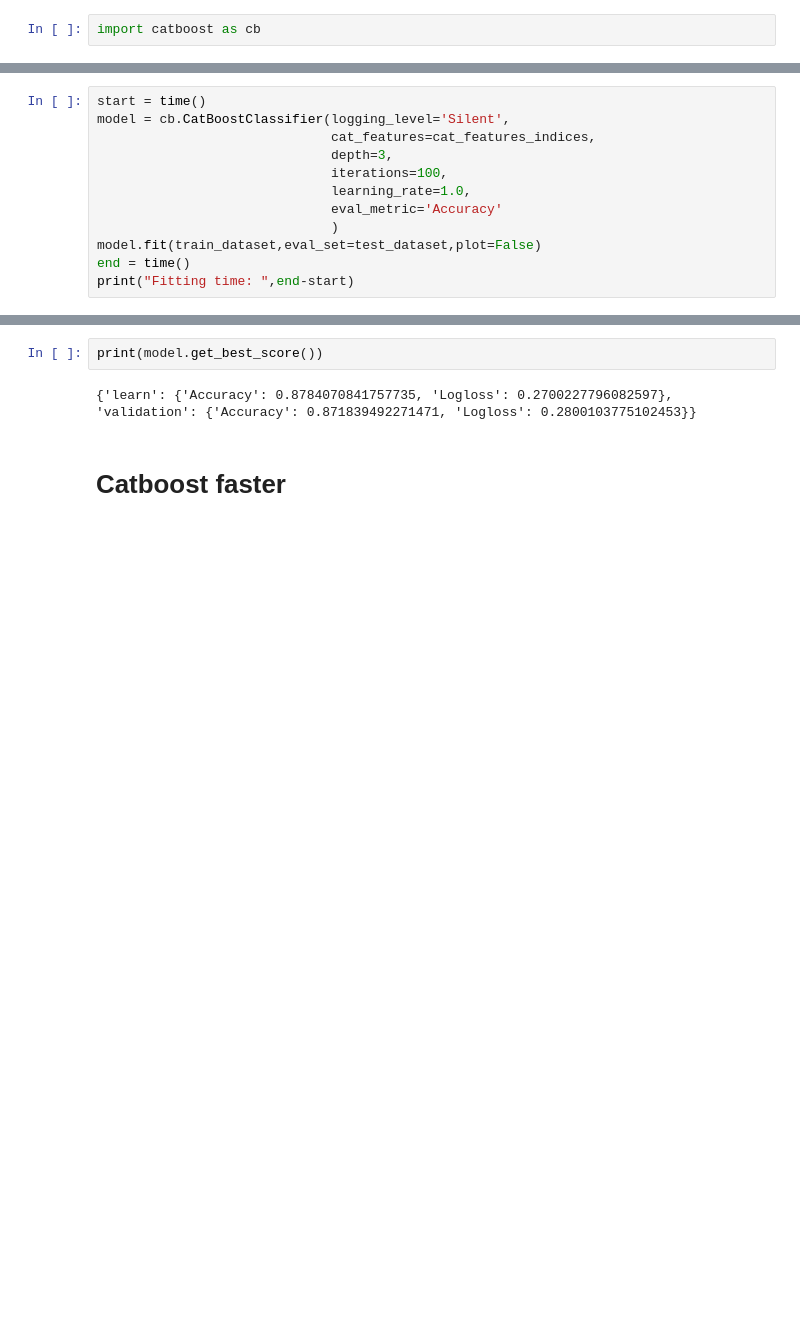
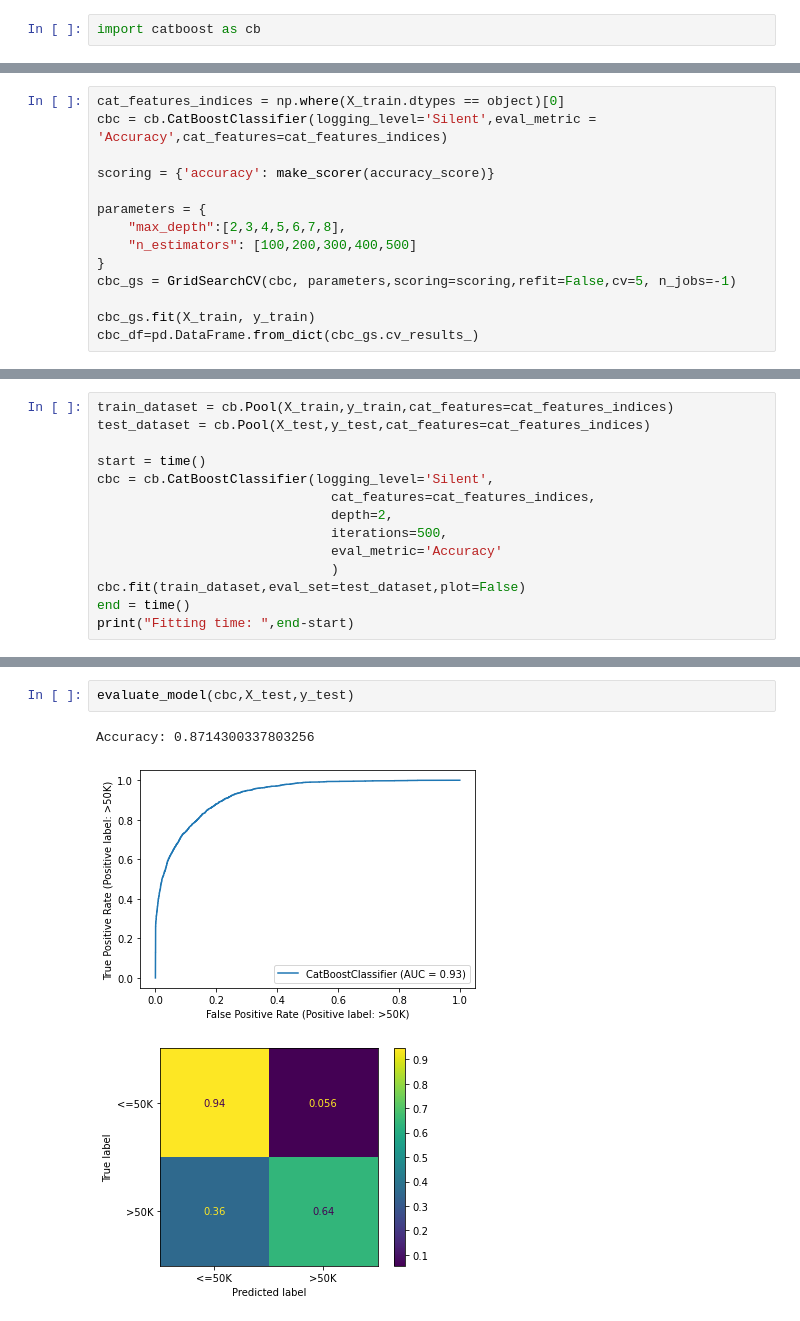
Before and after one commit to nefrank/replica-analytics-questions-mle, a Jupyter notebook: USCensus.ipynb, the cells around one changed output, grey strips where cells are left out. Drawn from its saved outputs; the diff is of its cells as text; blank space fills up the shorter version.

```diff
--- a/USCensus.ipynb
+++ b/USCensus.ipynb
@@ -122,0 +104,14 @@ test_dataset = cb.Pool(X_test,y_test,cat_features=cat_features_indices)
+# %%
+cat_features_indices = np.where(X_train.dtypes == object)[0]
+cbc = cb.CatBoostClassifier(logging_level='Silent',eval_metric = 'Accuracy',cat_features=cat_features_indices)
+
+scoring = {'accuracy': make_scorer(accuracy_score)}
+
+parameters = {
+    "max_depth":[2,3,4,5,6,7,8],
+    "n_estimators": [100,200,300,400,500]
+}
+cbc_gs = GridSearchCV(cbc, parameters,scoring=scoring,refit=False,cv=5, n_jobs=-1)
+
+cbc_gs.fit(X_train, y_train)
+cbc_df=pd.DataFrame.from_dict(cbc_gs.cv_results_)
@@ -123,13 +122,15 @@ test_dataset = cb.Pool(X_test,y_test,cat_features=cat_features_indices)
 # %%
+train_dataset = cb.Pool(X_train,y_train,cat_features=cat_features_indices)
+test_dataset = cb.Pool(X_test,y_test,cat_features=cat_features_indices)
+
 start = time()
-model = cb.CatBoostClassifier(logging_level='Silent',
+cbc = cb.CatBoostClassifier(logging_level='Silent',
                               cat_features=cat_features_indices,
-                              depth=3,
-                              iterations=100,
-                              learning_rate=1.0,
+                              depth=2,
+                              iterations=500,
                               eval_metric='Accuracy'
                               )
-model.fit(train_dataset,eval_set=test_dataset,plot=False)
+cbc.fit(train_dataset,eval_set=test_dataset,plot=False)
 end = time()
 print("Fitting time: ",end-start)
 # %% [output]
@@ -137,6 +138,6 @@ Fitting time:  1.9439704418182373
-# %%
-print(model.get_best_score())
-# %% [output]
-{'learn': {'Accuracy': 0.8784070841757735, 'Logloss': 0.2700227796082597}, 'validation': {'Accuracy': 0.871839492271471, 'Logloss': 0.2800103775102453}}
-# %% [markdown]
-# Catboost faster
+# %%
+evaluate_model(cbc,X_test,y_test)
+# %% [output]
+Accuracy: 0.8714300337803256
+[figure, added]
+[figure, added]
```
Also changed, not shown: parts of 14 cells of this notebook, 1 other file.
